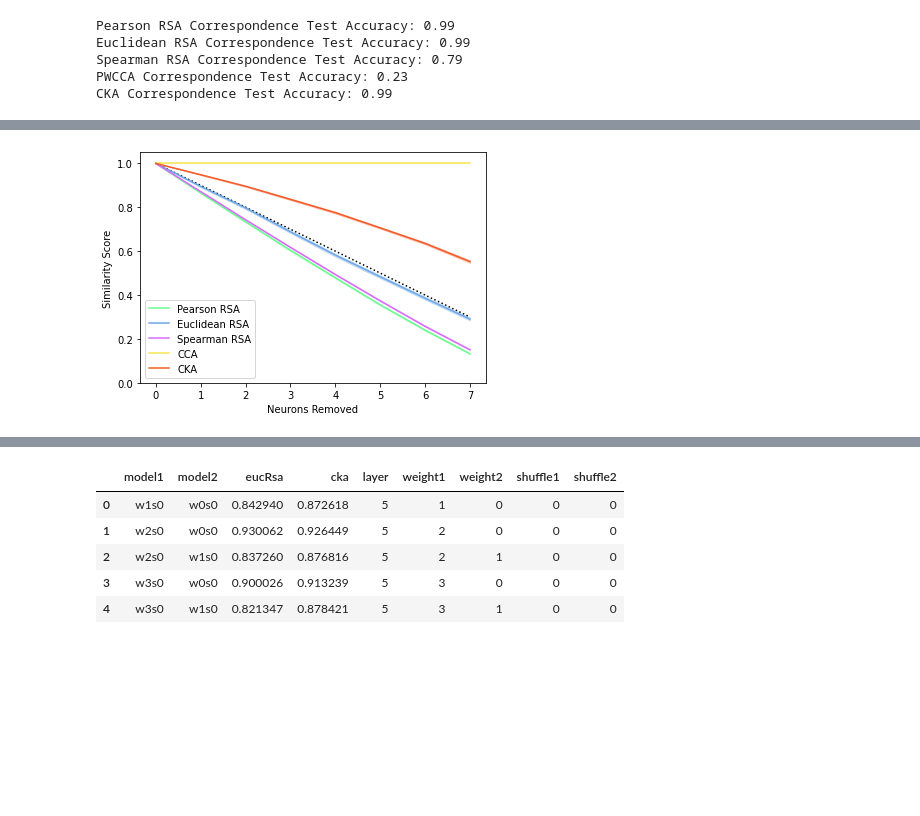
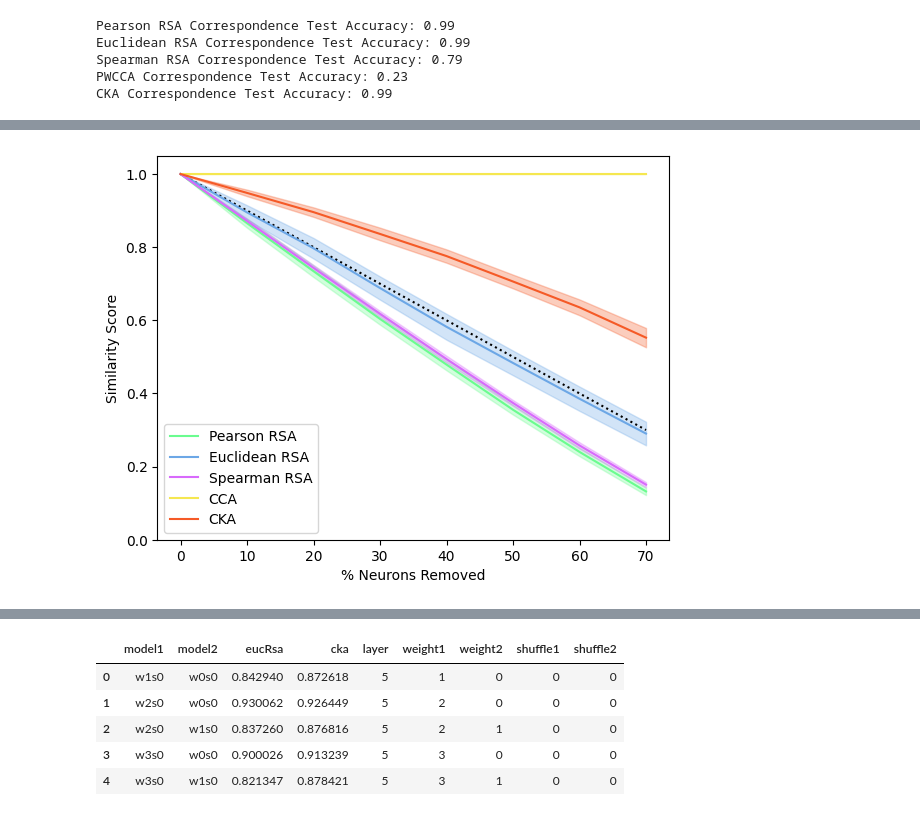
Before and after one commit to VandyCatLab/idvor, a Jupyter notebook: notebooks/Manuscript.ipynb, the cells around one changed output, grey strips where cells are left out. Cells and saved outputs as stored; diff of their text form; code cells hidden in the pictures; blank space fills up the shorter version.

```diff
--- a/notebooks/Manuscript.ipynb
+++ b/notebooks/Manuscript.ipynb
@@ -420,49 +428,51 @@ ablateData['cca'] = tmp['pwcca']
 
 ablateData[rsaMetrics] = ablateData[rsaMetrics] ** 2
 ablateMean = ablateData.groupby(['Neurons'])[funNames].agg(np.mean)
-ablateCI = ablateData.groupby(['Neurons'])[funNames].agg(bootstrapCI)
+ablateCI = ablateData.groupby(['Neurons'])[funNames].agg(lambda x: (np.mean(x) - np.std(x), np.mean(x) + np.std(x)))
+ablateMean = ablateMean.set_index(ablateMean.index * 10)
+ablateCI = ablateCI.set_index(ablateCI.index * 10)
 
 fig = plt.figure()
 ax = fig.add_axes([0.11, 0.11, .8, .8])
-ax.plot([0,7], [1, .3], 'k:')
+ax.plot([0, 70], [1, .3], 'k:')
 ax.plot(ablateMean['peaRsa'], color=peaRsaColor, label='Pearson RSA')
-ax.fill_between(range(0, 8),
+ax.fill_between(range(0, 80, 10),
     [x[0] for x in ablateCI['peaRsa']],
     [x[1] for x in ablateCI['peaRsa']],
     zorder=-1, alpha=0.3, color=peaRsaColor
 )
 ax.plot(ablateMean['eucRsa'], color=eucRsaColor, label='Euclidean RSA')
-ax.fill_between(range(0, 8),
+ax.fill_between(range(0, 80, 10),
     [x[0] for x in ablateCI['eucRsa']],
     [x[1] for x in ablateCI['eucRsa']],
     zorder=-1, alpha=0.3, color=eucRsaColor
 )
 ax.plot(ablateMean['speRsa'], color=speRsaColor, label='Spearman RSA')
-ax.fill_between(range(0, 8),
+ax.fill_between(range(0, 80, 10),
     [x[0] for x in ablateCI['speRsa']],
     [x[1] for x in ablateCI['speRsa']],
     zorder=-1, alpha=0.3, color=speRsaColor
 )
 ax.plot(ablateMean['cca'], color=ccaColor, label='CCA')
-ax.fill_between(range(0, 8),
+ax.fill_between(range(0, 80, 10),
     [x[0] for x in ablateCI['cca']],
     [x[1] for x in ablateCI['cca']],
     zorder=-1, alpha=0.3, color=ccaColor
 )
 ax.plot(ablateMean['cka'], color=ckaColor, label='CKA')
-ax.fill_between(range(0, 8),
+ax.fill_between(range(0, 80, 10),
     [x[0] for x in ablateCI['cka']],
     [x[1] for x in ablateCI['cka']],
     zorder=-1, alpha=0.3, color=ckaColor
 )
 
 ax.legend()
-ax.set_xlabel('Neurons Removed')
+ax.set_xlabel('% Neurons Removed')
 ax.set_ylabel('Similarity Score')
 ax.set_ylim(0, 1.05)
 fig.show()
 # %% [output]
-[figure, old version]
+[figure, new version]
 # %%
 ratioPath = '../outputs/masterOutput/ratioSims.csv'
 pwccaPath = '../outputs/masterOutput/pwccaSizeRatio.csv'
```
Also changed, not shown: parts of 38 cells of this notebook.
